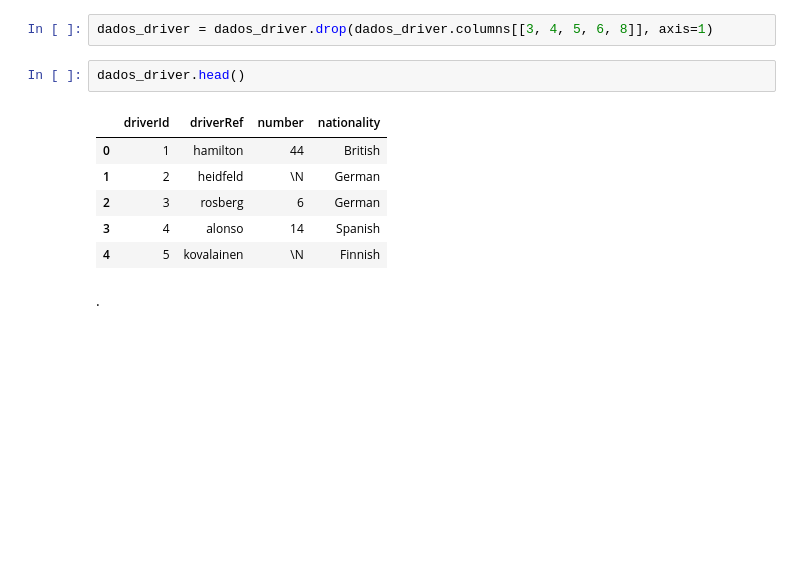
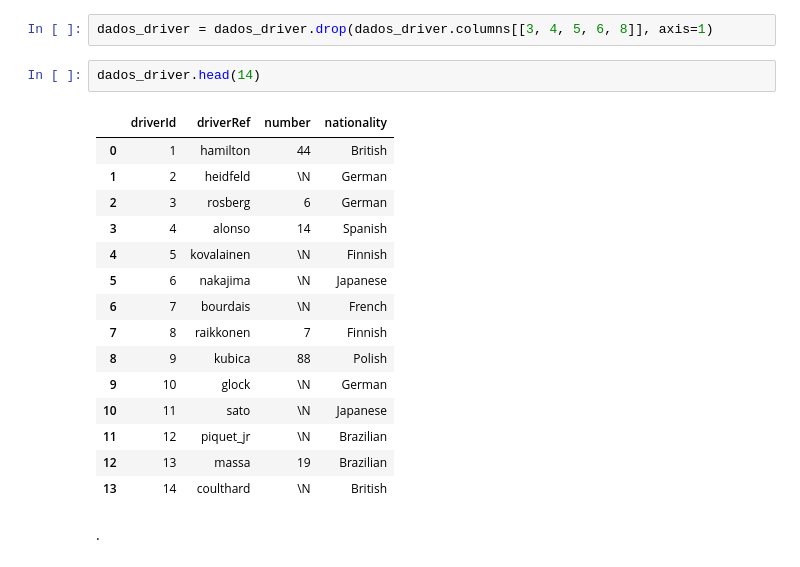
Before and after one commit to Amanda-Carmo/projeto2_cdados, a Jupyter notebook: Projeto 2 DADOS.ipynb, the cells around one changed output. Saved outputs shown, nothing was run; the diff lists cells and outputs as text; blank space fills up the shorter version.

```diff
--- a/Projeto 2 DADOS.ipynb
+++ b/Projeto 2 DADOS.ipynb
@@ -105,14 +104,23 @@ O primeiro passo a ser feito é o tratamento dos datasets com o objetivo de se t
 # %%
 dados_driver = dados_driver.drop(dados_driver.columns[[3, 4, 5, 6, 8]], axis=1)
 # %%
-dados_driver.head()
+dados_driver.head(14)
 # %% [output]
 |  | driverId | driverRef | number | nationality |
 | 0 | 1 | hamilton | 44 | British |
 | 1 | 2 | heidfeld | \N | German |
 | 2 | 3 | rosberg | 6 | German |
 | 3 | 4 | alonso | 14 | Spanish |
 | 4 | 5 | kovalainen | \N | Finnish |
+| 5 | 6 | nakajima | \N | Japanese |
+| 6 | 7 | bourdais | \N | French |
+| 7 | 8 | raikkonen | 7 | Finnish |
+| 8 | 9 | kubica | 88 | Polish |
+| 9 | 10 | glock | \N | German |
+| 10 | 11 | sato | \N | Japanese |
+| 11 | 12 | piquet_jr | \N | Brazilian |
+| 12 | 13 | massa | 19 | Brazilian |
+| 13 | 14 | coulthard | \N | British |
 # %% [markdown]
 .
 # %% [markdown]
```
Also changed, not shown: parts of 16 cells of this notebook.
